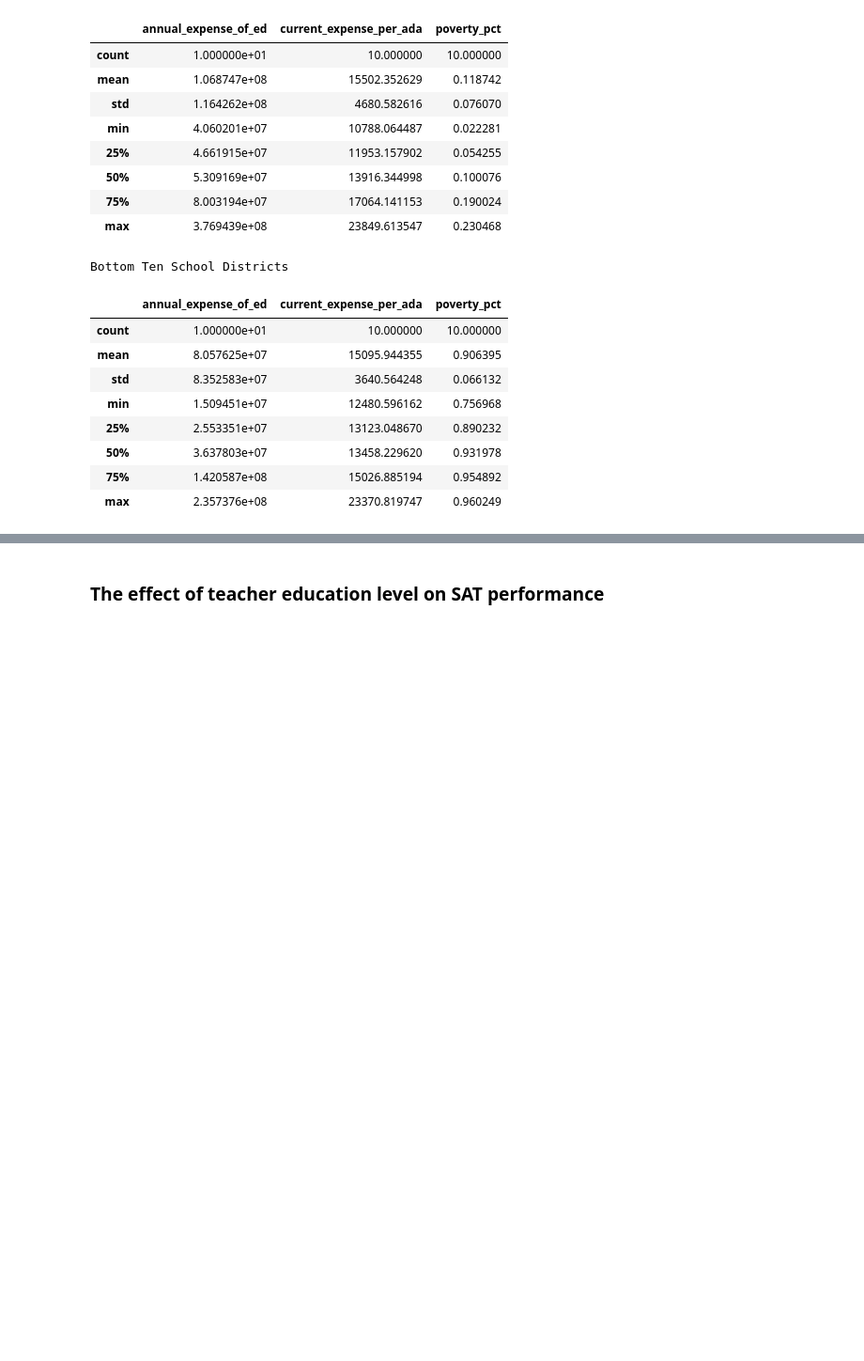
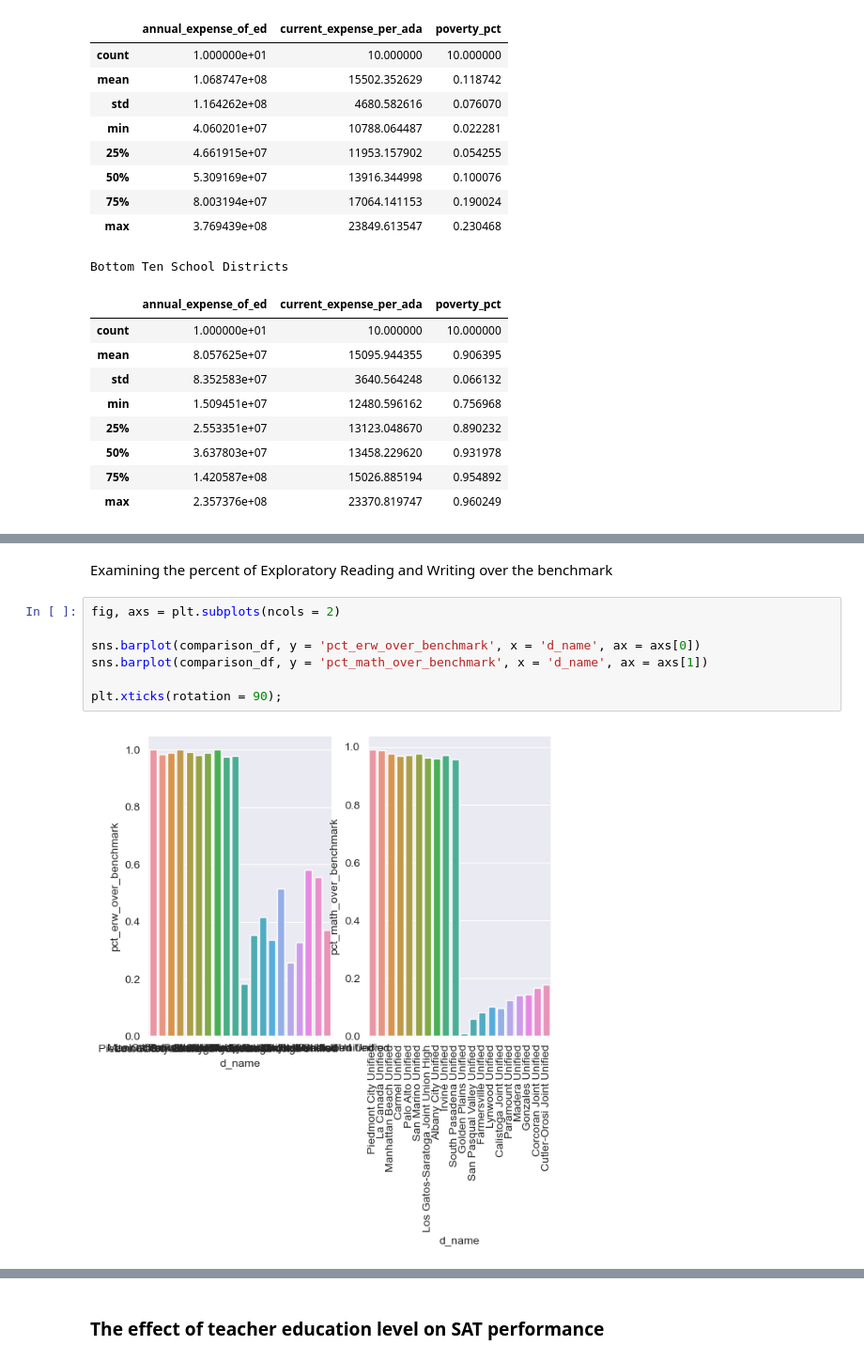
Before and after one commit to AlexSpradling/california_sat_analysis, a Jupyter notebook: code/starter-code Alex.ipynb, the cells around one changed output, grey strips where cells are left out. Shown at 94% size. Drawn from its saved outputs; the diff is of its cells as text; blank space fills up the shorter version.

```diff
--- a/code/starter-code Alex.ipynb
+++ b/code/starter-code Alex.ipynb
@@ -592,0 +607,11 @@ Here are some prompts to get you started with visualizations. Feel free to add a
+# %% [markdown]
+Examining the percent of Exploratory Reading and Writing over the benchmark
+# %%
+fig, axs = plt.subplots(ncols = 2)
+
+sns.barplot(comparison_df, y = 'pct_erw_over_benchmark', x = 'd_name', ax = axs[0])
+sns.barplot(comparison_df, y = 'pct_math_over_benchmark', x = 'd_name', ax = axs[1])
+
+plt.xticks(rotation = 90);
+# %% [output]
+[figure, added]
```
Also changed, not shown: parts of 9 cells of this notebook.
